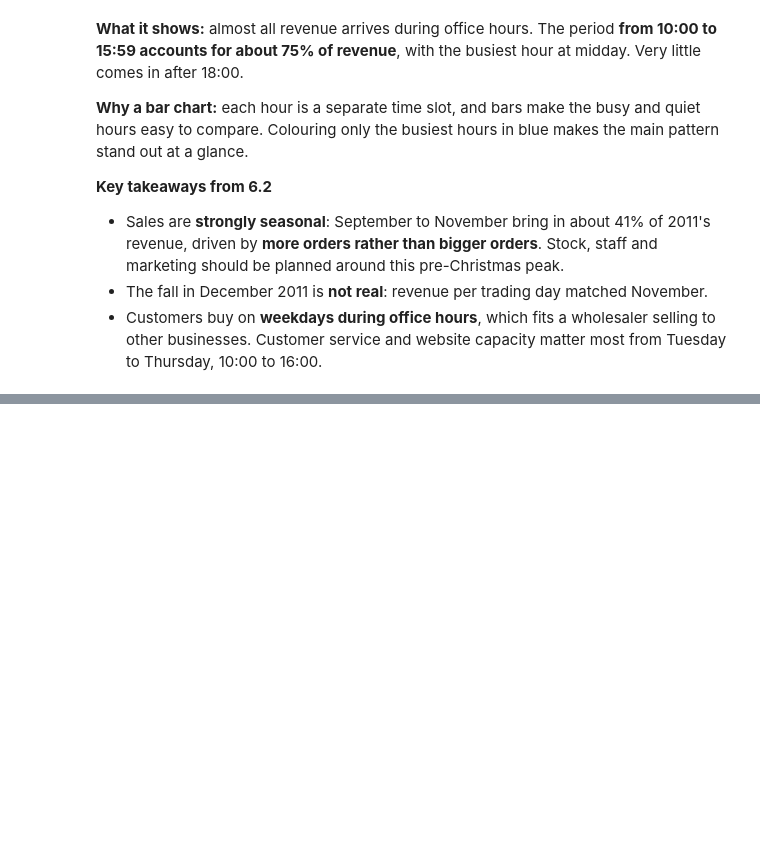
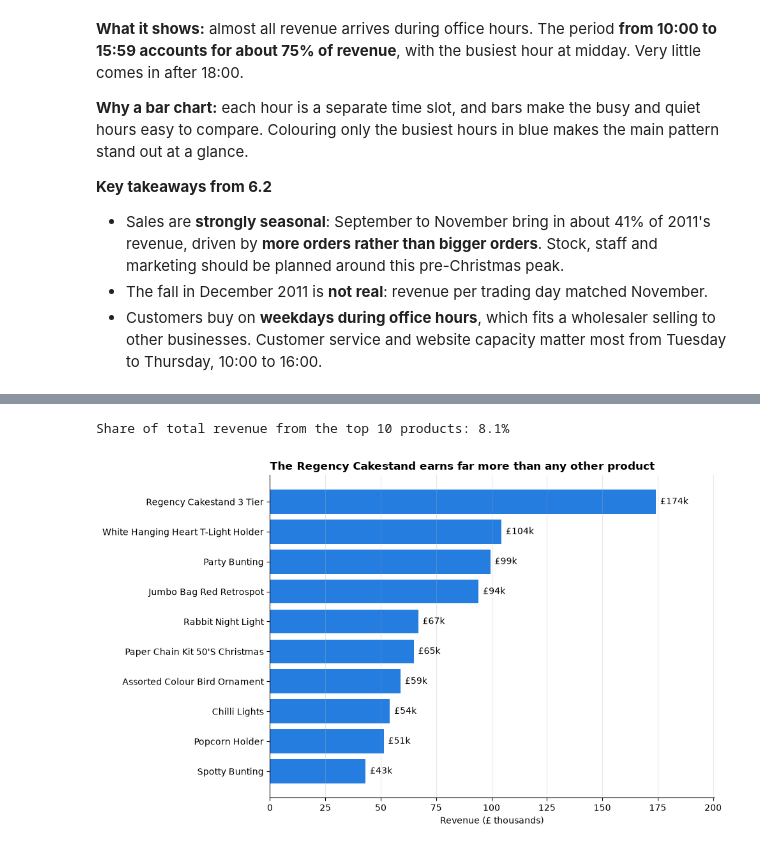
Before and after one commit to Matheus-Castilho/CA2-DV, a Jupyter notebook: CA2-DV.ipynb, the cells around one changed output, grey strips where cells are left out. Drawn from its saved outputs; the diff is of its cells as text; code cells hidden in the pictures; blank space fills up the shorter version.

Commit message:
Add product and country analysis with 80/20 chart

```diff
--- a/CA2-DV.ipynb
+++ b/CA2-DV.ipynb
@@ -877,0 +886,29 @@ Share of revenue between 10:00 and 16:00: 75.4%
+# %%
+# Group by code and name, so two different products with the same name stay separate
+top_products = (df.groupby(['StockCode', 'Description'])['TotalPrice'].sum()
+                  .sort_values(ascending=False)
+                  .head(10) / 1000)   # in £ thousands
+top_products = top_products.droplevel('StockCode')   # keep only the name for the chart labels
+
+top10_share = top_products.sum() * 1000 / df['TotalPrice'].sum() * 100
+print(f'Share of total revenue from the top 10 products: {top10_share:.1f}%')
+
+# Reverse the order so the biggest product appears at the top of the chart
+top_products = top_products.sort_values()
+
+fig, ax = plt.subplots(figsize=(10, 6))
+ax.barh(top_products.index.str.title(), top_products.values, color=MAIN)
+
+# Write the value at the end of each bar
+for name, value in zip(top_products.index.str.title(), top_products.values):
+    ax.text(value + 2, name, f'£{value:,.0f}k', va='center')
+
+ax.set_title('The Regency Cakestand earns far more than any other product', fontweight='bold', loc='left')
+ax.set_xlabel('Revenue (£ thousands)')
+ax.set_xlim(0, top_products.max() * 1.15)
+ax.grid(axis='y', visible=False)
+plt.tight_layout()
+plt.show()
+# %% [output]
+Share of total revenue from the top 10 products: 8.1%
+[figure, added]
```
Also changed, not shown: parts of 14 cells of this notebook.
